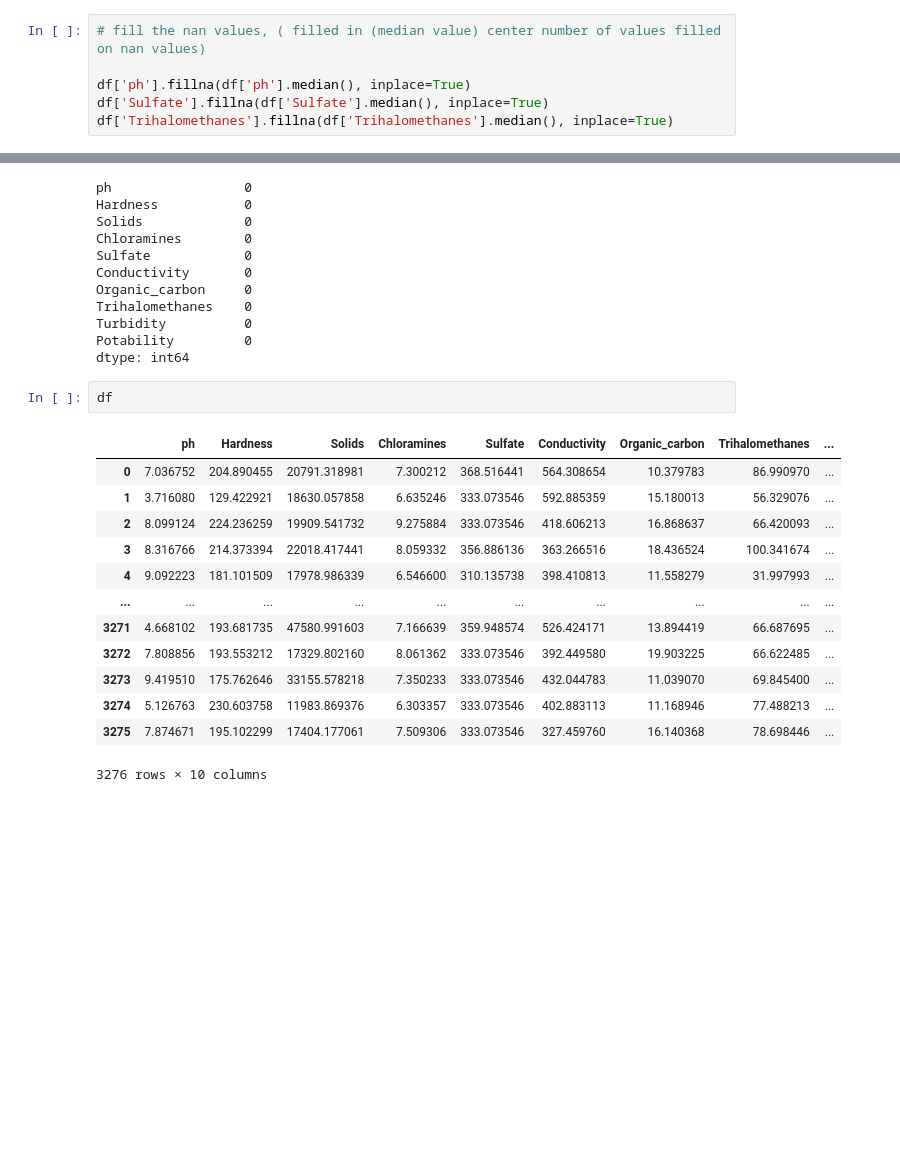
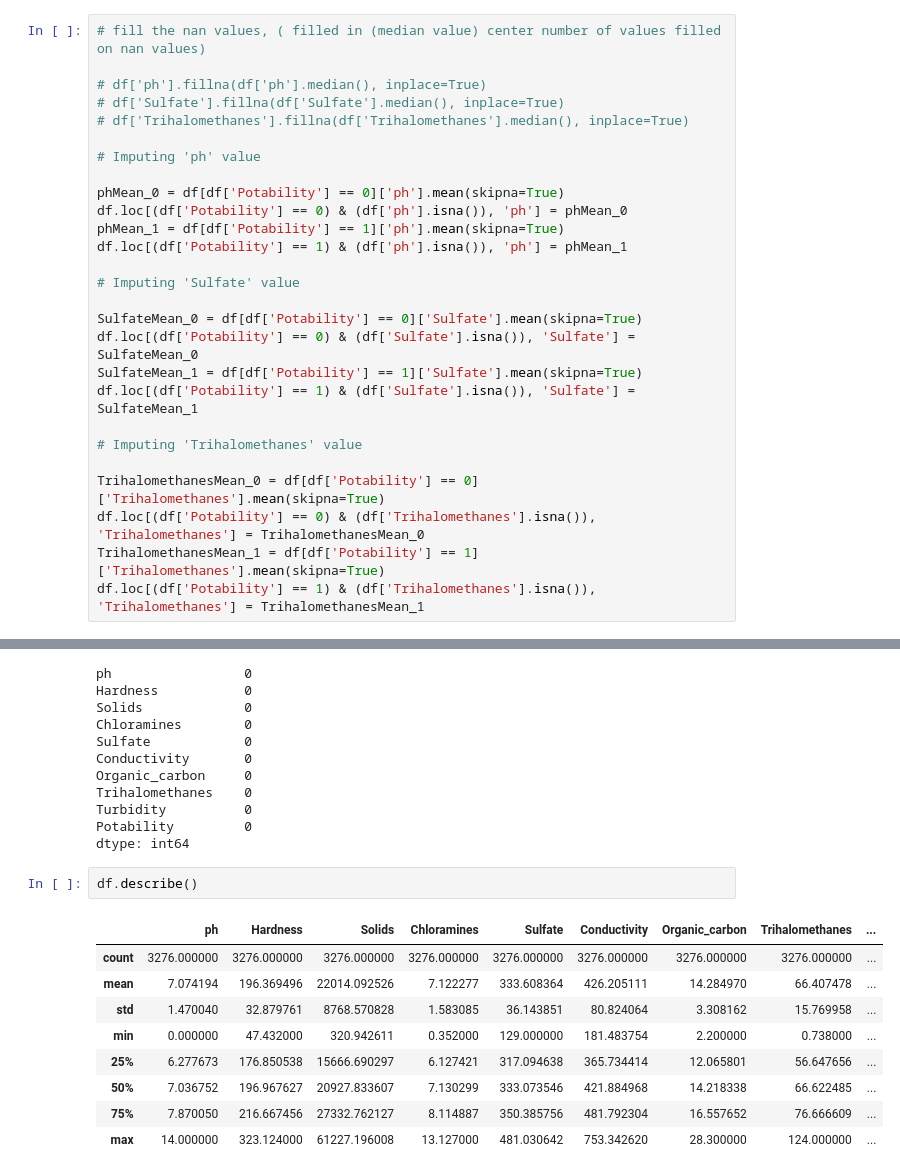
Before and after one commit to shibyraam/Project_DS, a Jupyter notebook: water_quality.ipynb, the cells around one changed output, grey strips where cells are left out. Drawn from its saved outputs; the diff is of its cells as text; blank space fills up the shorter version.

```diff
--- a/water_quality.ipynb
+++ b/water_quality.ipynb
@@ -105,9 +105,30 @@ dtype: int64
 # %%
 # fill the nan values, ( filled in (median value) center number of values filled on nan values)
 
-df['ph'].fillna(df['ph'].median(), inplace=True)
-df['Sulfate'].fillna(df['Sulfate'].median(), inplace=True)
-df['Trihalomethanes'].fillna(df['Trihalomethanes'].median(), inplace=True)
+# df['ph'].fillna(df['ph'].median(), inplace=True)
+# df['Sulfate'].fillna(df['Sulfate'].median(), inplace=True)
+# df['Trihalomethanes'].fillna(df['Trihalomethanes'].median(), inplace=True)
+
+# Imputing 'ph' value
+
+phMean_0 = df[df['Potability'] == 0]['ph'].mean(skipna=True)
+df.loc[(df['Potability'] == 0) & (df['ph'].isna()), 'ph'] = phMean_0
+phMean_1 = df[df['Potability'] == 1]['ph'].mean(skipna=True)
+df.loc[(df['Potability'] == 1) & (df['ph'].isna()), 'ph'] = phMean_1
+
+# Imputing 'Sulfate' value
+
+SulfateMean_0 = df[df['Potability'] == 0]['Sulfate'].mean(skipna=True)
+df.loc[(df['Potability'] == 0) & (df['Sulfate'].isna()), 'Sulfate'] = SulfateMean_0
+SulfateMean_1 = df[df['Potability'] == 1]['Sulfate'].mean(skipna=True)
+df.loc[(df['Potability'] == 1) & (df['Sulfate'].isna()), 'Sulfate'] = SulfateMean_1
+
+# Imputing 'Trihalomethanes' value
+
+TrihalomethanesMean_0 = df[df['Potability'] == 0]['Trihalomethanes'].mean(skipna=True)
+df.loc[(df['Potability'] == 0) & (df['Trihalomethanes'].isna()), 'Trihalomethanes'] = TrihalomethanesMean_0
+TrihalomethanesMean_1 = df[df['Potability'] == 1]['Trihalomethanes'].mean(skipna=True)
+df.loc[(df['Potability'] == 1) & (df['Trihalomethanes'].isna()), 'Trihalomethanes'] = TrihalomethanesMean_1
 # %%
 df.isnull().sum() # again check null values
 # %% [output]
@@ -123,19 +144,15 @@ Turbidity          0
 Potability         0
 dtype: int64
 # %%
-df
+df.describe()
 # %% [output]
 |  | ph | Hardness | Solids | Chloramines | Sulfate | Conductivity | Organic_carbon | Trihalomethanes | ... |
-| 0 | 7.036752 | 204.890455 | 20791.318981 | 7.300212 | 368.516441 | 564.308654 | 10.379783 | 86.990970 | ... |
-| 1 | 3.716080 | 129.422921 | 18630.057858 | 6.635246 | 333.073546 | 592.885359 | 15.180013 | 56.329076 | ... |
-| 2 | 8.099124 | 224.236259 | 19909.541732 | 9.275884 | 333.073546 | 418.606213 | 16.868637 | 66.420093 | ... |
-| 3 | 8.316766 | 214.373394 | 22018.417441 | 8.059332 | 356.886136 | 363.266516 | 18.436524 | 100.341674 | ... |
-| 4 | 9.092223 | 181.101509 | 17978.986339 | 6.546600 | 310.135738 | 398.410813 | 11.558279 | 31.997993 | ... |
-| ... | ... | ... | ... | ... | ... | ... | ... | ... | ... |
-| 3271 | 4.668102 | 193.681735 | 47580.991603 | 7.166639 | 359.948574 | 526.424171 | 13.894419 | 66.687695 | ... |
-| 3272 | 7.808856 | 193.553212 | 17329.802160 | 8.061362 | 333.073546 | 392.449580 | 19.903225 | 66.622485 | ... |
-| 3273 | 9.419510 | 175.762646 | 33155.578218 | 7.350233 | 333.073546 | 432.044783 | 11.039070 | 69.845400 | ... |
-| 3274 | 5.126763 | 230.603758 | 11983.869376 | 6.303357 | 333.073546 | 402.883113 | 11.168946 | 77.488213 | ... |
-| 3275 | 7.874671 | 195.102299 | 17404.177061 | 7.509306 | 333.073546 | 327.459760 | 16.140368 | 78.698446 | ... |
+| count | 3276.000000 | 3276.000000 | 3276.000000 | 3276.000000 | 3276.000000 | 3276.000000 | 3276.000000 | 3276.000000 | ... |
+| mean | 7.074194 | 196.369496 | 22014.092526 | 7.122277 | 333.608364 | 426.205111 | 14.284970 | 66.407478 | ... |
+| std | 1.470040 | 32.879761 | 8768.570828 | 1.583085 | 36.143851 | 80.824064 | 3.308162 | 15.769958 | ... |
+| min | 0.000000 | 47.432000 | 320.942611 | 0.352000 | 129.000000 | 181.483754 | 2.200000 | 0.738000 | ... |
+| 25% | 6.277673 | 176.850538 | 15666.690297 | 6.127421 | 317.094638 | 365.734414 | 12.065801 | 56.647656 | ... |
+| 50% | 7.036752 | 196.967627 | 20927.833607 | 7.130299 | 333.073546 | 421.884968 | 14.218338 | 66.622485 | ... |
+| 75% | 7.870050 | 216.667456 | 27332.762127 | 8.114887 | 350.385756 | 481.792304 | 16.557652 | 76.666609 | ... |
+| max | 14.000000 | 323.124000 | 61227.196008 | 13.127000 | 481.030642 | 753.342620 | 28.300000 | 124.000000 | ... |
-3276 rows × 10 columns
 # %%
```
Also changed, not shown: parts of 10 cells of this notebook.
